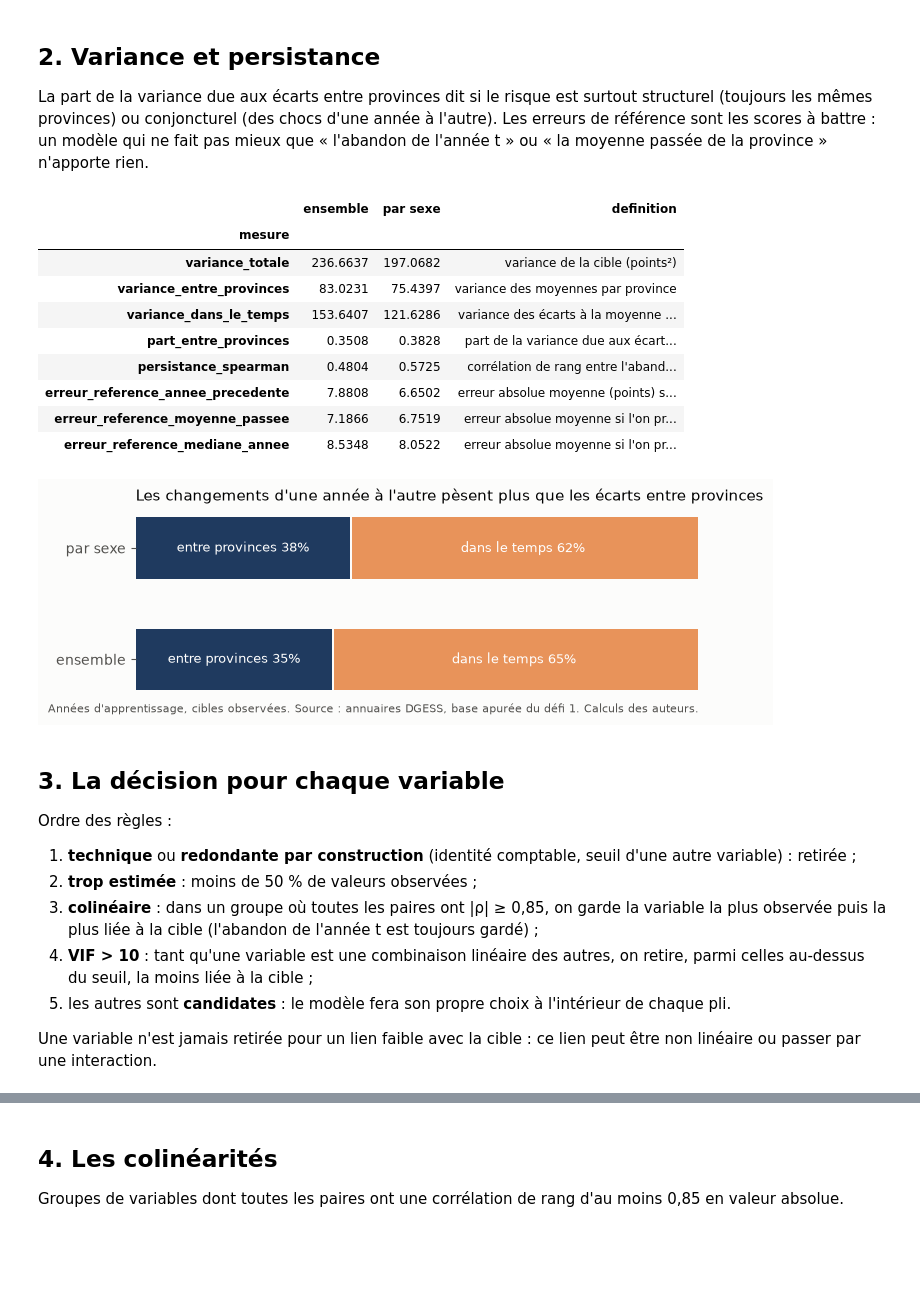
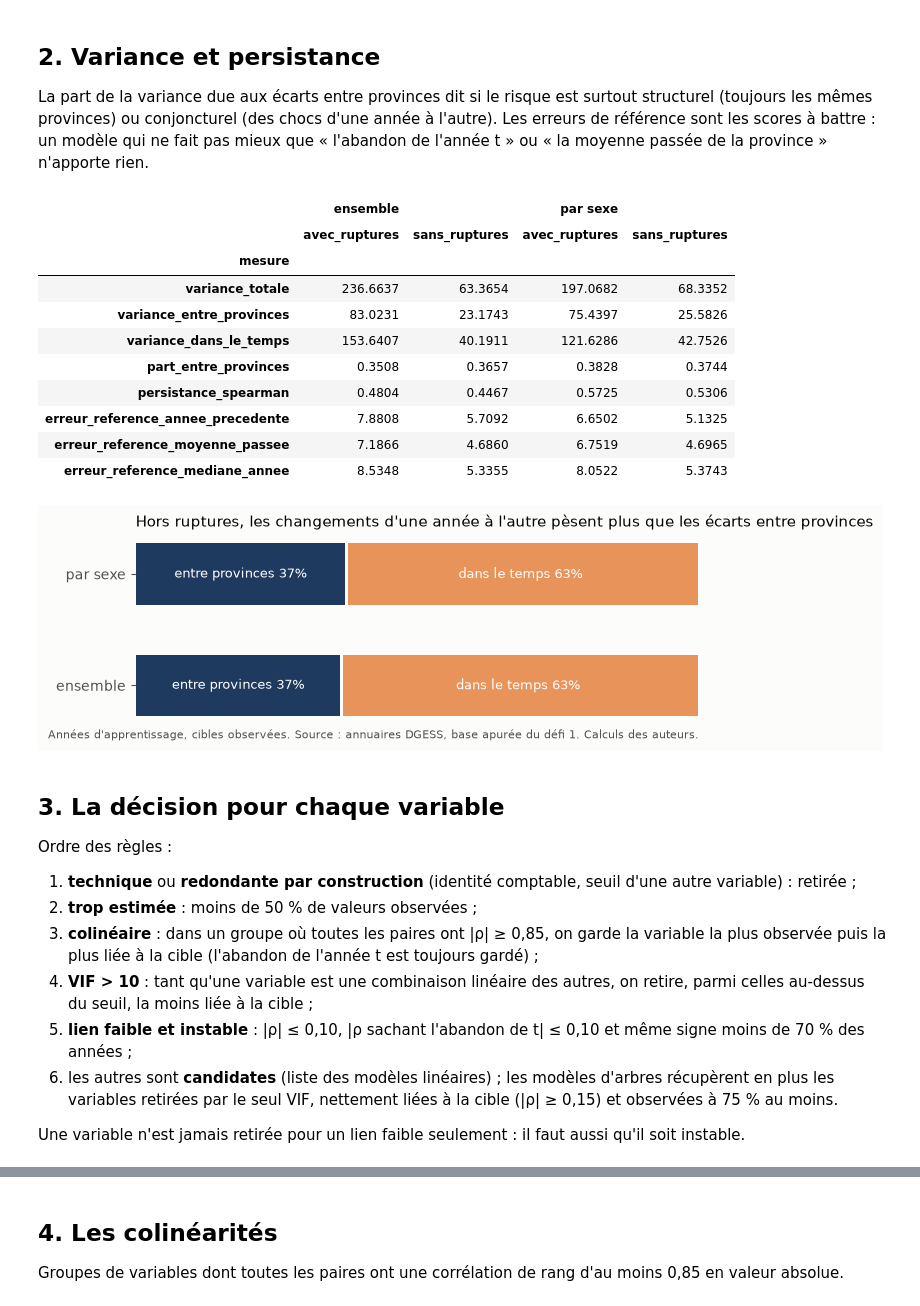
Before and after one commit to datachallenge-edu-bf/sentinelle-scolaire-defi1, a Jupyter notebook: notebooks/04a_exploration.ipynb, the cells around one changed output, grey strips where cells are left out. Drawn from its saved outputs; the diff is of its cells as text; code cells hidden in the pictures; blank space fills up the shorter version.

```diff
--- a/notebooks/04a_exploration.ipynb
+++ b/notebooks/04a_exploration.ipynb
@@ -93,36 +115,36 @@ plt.tight_layout(); plt.show()
 
 La part de la variance due aux écarts entre provinces dit si le risque est surtout structurel (toujours les mêmes provinces) ou conjoncturel (des chocs d'une année à l'autre). Les erreurs de référence sont les scores à battre : un modèle qui ne fait pas mieux que « l'abandon de l'année t » ou « la moyenne passée de la province » n'apporte rien.
 # %%
-pd.concat({"ensemble": tables["variance_cible_ensemble"].set_index("mesure")["valeur"],
-           "par sexe": tables["variance_cible_sexe"].set_index("mesure")["valeur"]}, axis=1).join(
-    tables["variance_cible_ensemble"].set_index("mesure")["definition"])
+pd.concat({"ensemble": tables["variance_cible_ensemble"].set_index("mesure")[["avec_ruptures", "sans_ruptures"]],
+           "par sexe": tables["variance_cible_sexe"].set_index("mesure")[["avec_ruptures", "sans_ruptures"]]}, axis=1)
 # %% [output]
-|  | ensemble | par sexe | definition |
-| mesure |  |  |  |
-| variance_totale | 236.6637 | 197.0682 | variance de la cible (points²) |
-| variance_entre_provinces | 83.0231 | 75.4397 | variance des moyennes par province |
-| variance_dans_le_temps | 153.6407 | 121.6286 | variance des écarts à la moyenne ... |
-| part_entre_provinces | 0.3508 | 0.3828 | part de la variance due aux écart... |
-| persistance_spearman | 0.4804 | 0.5725 | corrélation de rang entre l'aband... |
-| erreur_reference_annee_precedente | 7.8808 | 6.6502 | erreur absolue moyenne (points) s... |
-| erreur_reference_moyenne_passee | 7.1866 | 6.7519 | erreur absolue moyenne si l'on pr... |
-| erreur_reference_mediane_annee | 8.5348 | 8.0522 | erreur absolue moyenne si l'on pr... |
+|  | ensemble |  | par sexe |  |
+|  | avec_ruptures | sans_ruptures | avec_ruptures | sans_ruptures |
+| mesure |  |  |  |  |
+| variance_totale | 236.6637 | 63.3654 | 197.0682 | 68.3352 |
+| variance_entre_provinces | 83.0231 | 23.1743 | 75.4397 | 25.5826 |
+| variance_dans_le_temps | 153.6407 | 40.1911 | 121.6286 | 42.7526 |
+| part_entre_provinces | 0.3508 | 0.3657 | 0.3828 | 0.3744 |
+| persistance_spearman | 0.4804 | 0.4467 | 0.5725 | 0.5306 |
+| erreur_reference_annee_precedente | 7.8808 | 5.7092 | 6.6502 | 5.1325 |
+| erreur_reference_moyenne_passee | 7.1866 | 4.6860 | 6.7519 | 4.6965 |
+| erreur_reference_mediane_annee | 8.5348 | 5.3355 | 8.0522 | 5.3743 |
 # %%
 fig, ax = plt.subplots(figsize=(7, 2.4))
 for k, (nom, cle) in enumerate([("ensemble", "variance_cible_ensemble"), ("par sexe", "variance_cible_sexe")]):
-    v = tables[cle].set_index("mesure")["valeur"]
+    v = tables[cle].set_index("mesure")["sans_ruptures"]
     entre = v["part_entre_provinces"]
     ax.barh(k, entre, color="#1f3a5f", height=0.55)
     ax.barh(k, 1 - entre, left=entre + 0.004, color="#e8935a", height=0.55)
     ax.text(entre / 2, k, f"entre provinces {entre:.0%}", color="white", ha="center", va="center", fontsize=9)
     ax.text(entre + (1 - entre) / 2, k, f"dans le temps {1 - entre:.0%}", color="white", ha="center", va="center", fontsize=9)
 ax.set_yticks([0, 1], ["ensemble", "par sexe"]); ax.set_xticks([])
 ax.spines[["left", "bottom"]].set_visible(False)
-ax.set_title("Les changements d'une année à l'autre pèsent plus que les écarts entre provinces", loc="left", fontsize=11)
+ax.set_title("Hors ruptures, les changements d'une année à l'autre pèsent plus que les écarts entre provinces", loc="left", fontsize=11)
 fig.text(0.01, 0.005, "Années d'apprentissage, cibles observées. " + SOURCE, fontsize=8, color="#52514e")
 plt.tight_layout(); plt.show()
 # %% [output]
-[figure, old version]
+[figure, new version]
 # %% [markdown]
 ## 3. La décision pour chaque variable
 
@@ -132,9 +154,10 @@ Ordre des règles :
 2. **trop estimée** : moins de 50 % de valeurs observées ;
 3. **colinéaire** : dans un groupe où toutes les paires ont |ρ| ≥ 0,85, on garde la variable la plus observée puis la plus liée à la cible (l'abandon de l'année t est toujours gardé) ;
 4. **VIF > 10** : tant qu'une variable est une combinaison linéaire des autres, on retire, parmi celles au-dessus du seuil, la moins liée à la cible ;
-5. les autres sont **candidates** : le modèle fera son propre choix à l'intérieur de chaque pli.
+5. **lien faible et instable** : |ρ| ≤ 0,10, |ρ sachant l'abandon de t| ≤ 0,10 et même signe moins de 70 % des années ;
+6. les autres sont **candidates** (liste des modèles linéaires) ; les modèles d'arbres récupèrent en plus les variables retirées par le seul VIF, nettement liées à la cible (|ρ| ≥ 0,15) et observées à 75 % au moins.
 
-Une variable n'est jamais retirée pour un lien faible avec la cible : ce lien peut être non linéaire ou passer par une interaction.
+Une variable n'est jamais retirée pour un lien faible seulement : il faut aussi qu'il soit instable.
 # %%
 d = tables["decision_variables_ensemble"]
 d["decision"].value_counts()
```
Also changed, not shown: parts of 14 cells of this notebook, 31 other files.
